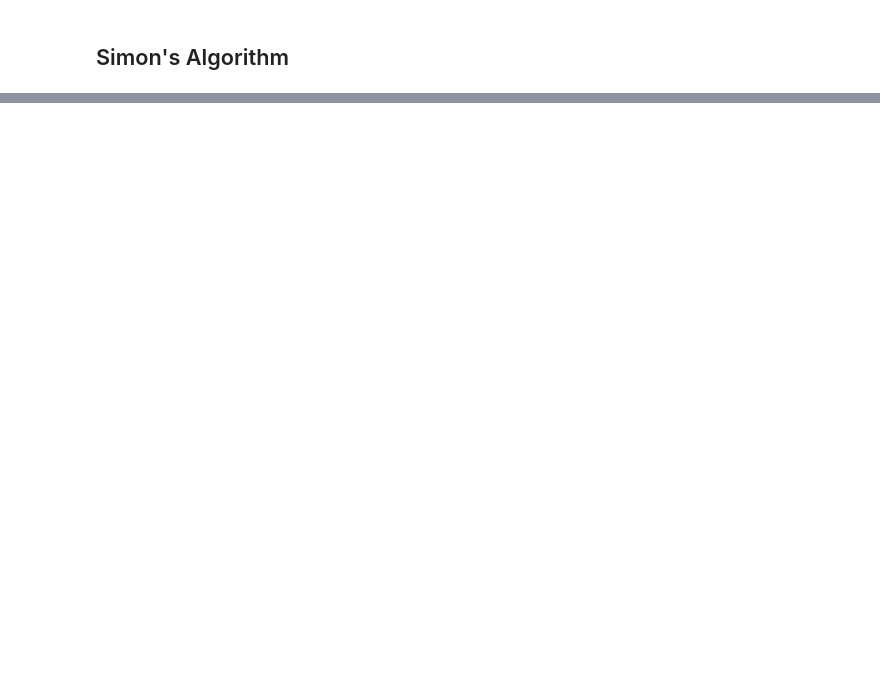
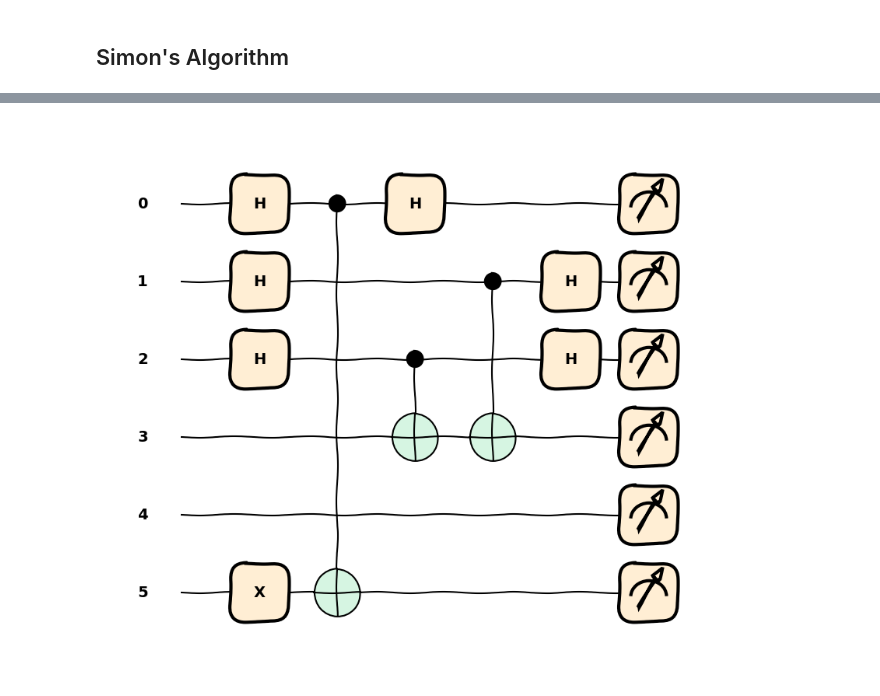
Before and after one commit to Axect/QuantumAlgorithms, a Jupyter notebook: notebook/simon.ipynb, the cells around one changed output, grey strips where cells are left out. Saved outputs shown, nothing was run; the diff lists cells and outputs as text; code cells hidden in the pictures; blank space fills up the shorter version.

Commit message:
Simon's Algorithm in Pennylane

```diff
--- a/notebook/simon.ipynb
+++ b/notebook/simon.ipynb
@@ -178,2 +235,31 @@ plt.show()
 # %% [markdown]
 ## Simon's Algorithm
+# %%
+def gen_simon(n):
+    dev = qml.device('default.qubit', wires=2*n, shots=1)
+
+    @qml.qnode(dev)
+    def circuit(seed):
+        # Apply Hadamard to the first n qubits (input qubits)
+        for i in range(n):
+            qml.Hadamard(wires=i)
+
+        # Add barrier
+        qml.Barrier(wires=range(2*n))
+
+        # Apply oracle
+        Oracle(n, seed, wires=range(2*n))
+
+        # Add barrier
+        qml.Barrier(wires=range(2*n))
+
+        # Apply Hadamard to the first n qubits (input qubits)
+        for i in range(n):
+            qml.Hadamard(wires=i)
+
+        # Measure all qubits
+        return qml.counts(wires=range(2*n))
+
+    return dev, circuit
+# %%
+dev, circuit = gen_simon(3)
@@ -179,0 +271,5 @@ plt.show()
+# %%
+qml.draw_mpl(circuit, show_all_wires=True, expansion_strategy='device')(0)
+plt.show()
+# %% [output]
+[figure, added]
```
Also changed, not shown: parts of 25 cells of this notebook, 2 other files.
